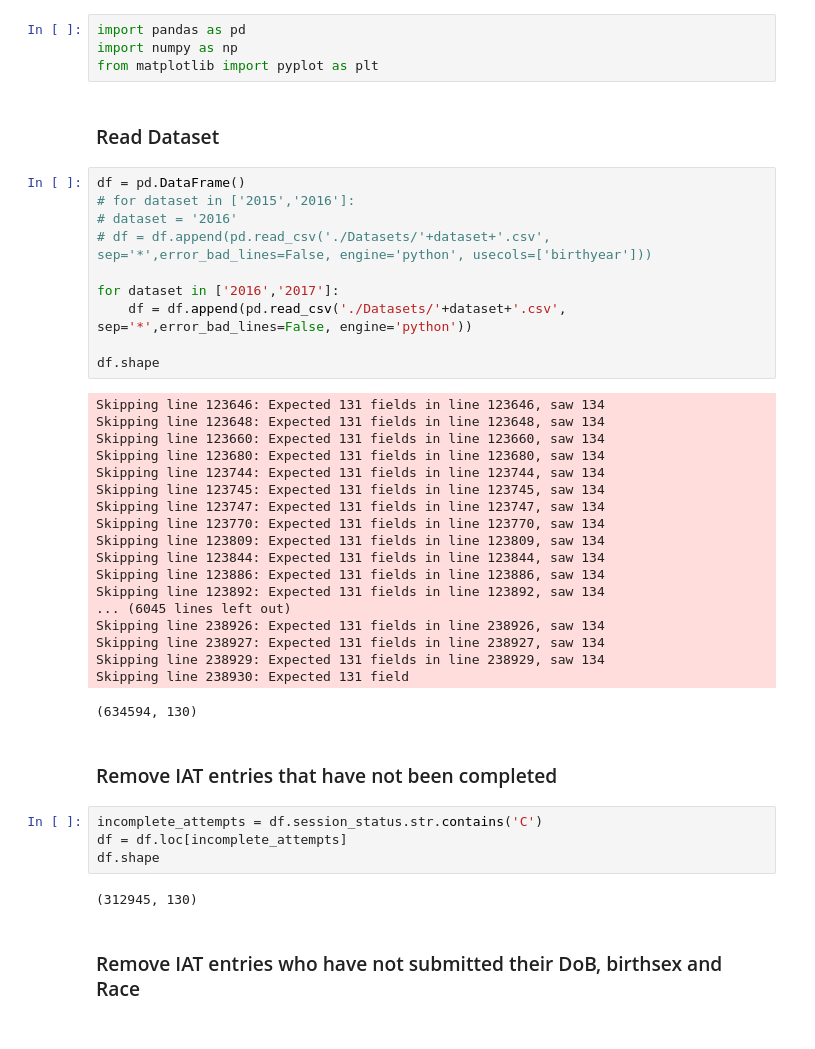
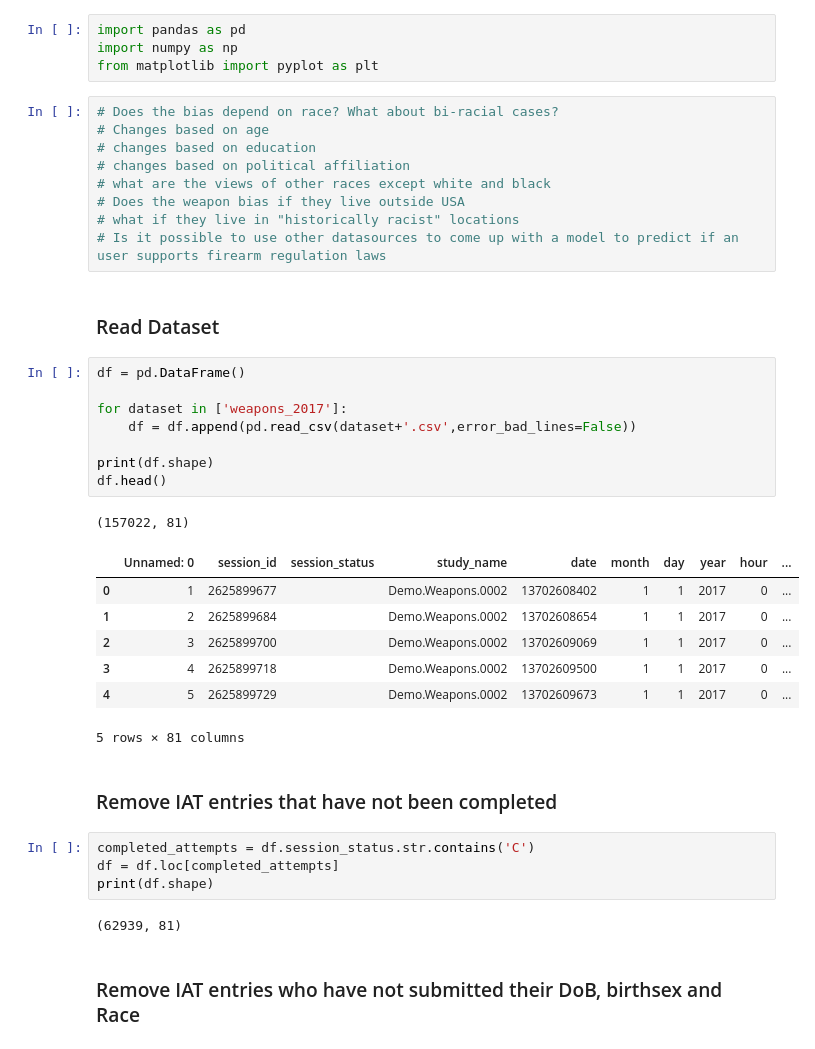
Before and after one commit to urbangeek/IAT-weapons, a Jupyter notebook: IAT_cleaning.ipynb, the cells around one changed output. Drawn from its saved outputs; the diff is of its cells as text.

```diff
--- a/IAT_cleaning.ipynb
+++ b/IAT_cleaning.ipynb
@@ -2,45 +2,42 @@
 import pandas as pd
 import numpy as np
 from matplotlib import pyplot as plt
+# %%
+# Does the bias depend on race? What about bi-racial cases?
+# Changes based on age
+# changes based on education
+# changes based on political affiliation
+# what are the views of other races except white and black
+# Does the weapon bias if they live outside USA
+# what if they live in "historically racist" locations
+# Is it possible to use other datasources to come up with a model to predict if an user supports firearm regulation laws
 # %% [markdown]
 ### Read Dataset
 # %%
 df = pd.DataFrame()
-# for dataset in ['2015','2016']:
-# dataset = '2016'
-# df = df.append(pd.read_csv('./Datasets/'+dataset+'.csv', sep='*',error_bad_lines=False, engine='python', usecols=['birthyear']))
 
-for dataset in ['2016','2017']:
-    df = df.append(pd.read_csv('./Datasets/'+dataset+'.csv', sep='*',error_bad_lines=False, engine='python'))
+for dataset in ['weapons_2017']:
+    df = df.append(pd.read_csv(dataset+'.csv',error_bad_lines=False))
 
-df.shape
+print(df.shape)
+df.head()
 # %% [output]
-Skipping line 123646: Expected 131 fields in line 123646, saw 134
-Skipping line 123648: Expected 131 fields in line 123648, saw 134
-Skipping line 123660: Expected 131 fields in line 123660, saw 134
-Skipping line 123680: Expected 131 fields in line 123680, saw 134
-Skipping line 123744: Expected 131 fields in line 123744, saw 134
-Skipping line 123745: Expected 131 fields in line 123745, saw 134
-Skipping line 123747: Expected 131 fields in line 123747, saw 134
-Skipping line 123770: Expected 131 fields in line 123770, saw 134
-Skipping line 123809: Expected 131 fields in line 123809, saw 134
-Skipping line 123844: Expected 131 fields in line 123844, saw 134
-Skipping line 123886: Expected 131 fields in line 123886, saw 134
-Skipping line 123892: Expected 131 fields in line 123892, saw 134
-... (6045 lines left out)
-Skipping line 238926: Expected 131 fields in line 238926, saw 134
-Skipping line 238927: Expected 131 fields in line 238927, saw 134
-Skipping line 238929: Expected 131 fields in line 238929, saw 134
-Skipping line 238930: Expected 131 field
+(157022, 81)
+|  | Unnamed: 0 | session_id | session_status | study_name | date | month | day | year | hour | ... |
+| 0 | 1 | 2625899677 |  | Demo.Weapons.0002 | 13702608402 | 1 | 1 | 2017 | 0 | ... |
+| 1 | 2 | 2625899684 |  | Demo.Weapons.0002 | 13702608654 | 1 | 1 | 2017 | 0 | ... |
+| 2 | 3 | 2625899700 |  | Demo.Weapons.0002 | 13702609069 | 1 | 1 | 2017 | 0 | ... |
+| 3 | 4 | 2625899718 |  | Demo.Weapons.0002 | 13702609500 | 1 | 1 | 2017 | 0 | ... |
+| 4 | 5 | 2625899729 |  | Demo.Weapons.0002 | 13702609673 | 1 | 1 | 2017 | 0 | ... |
-(634594, 130)
+5 rows × 81 columns
 # %% [markdown]
 ### Remove IAT entries that have not been completed
 # %%
-incomplete_attempts = df.session_status.str.contains('C')
-df = df.loc[incomplete_attempts]
-df.shape
+completed_attempts = df.session_status.str.contains('C')
+df = df.loc[completed_attempts]
+print(df.shape)
 # %% [output]
-(312945, 130)
+(62939, 81)
 # %% [markdown]
 ### Remove IAT entries who have not submitted their DoB, birthsex and Race
 # %%
```
Also changed, not shown: parts of 8 cells of this notebook, 1 other file.
